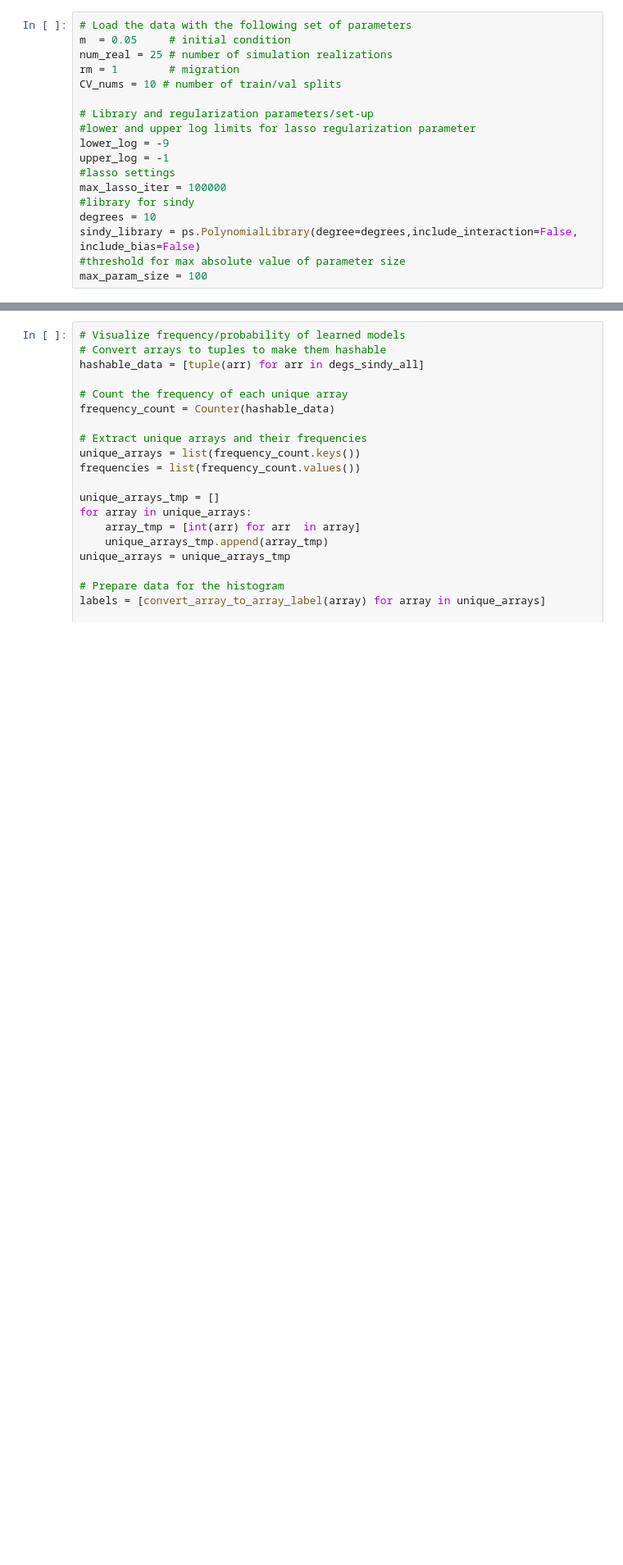
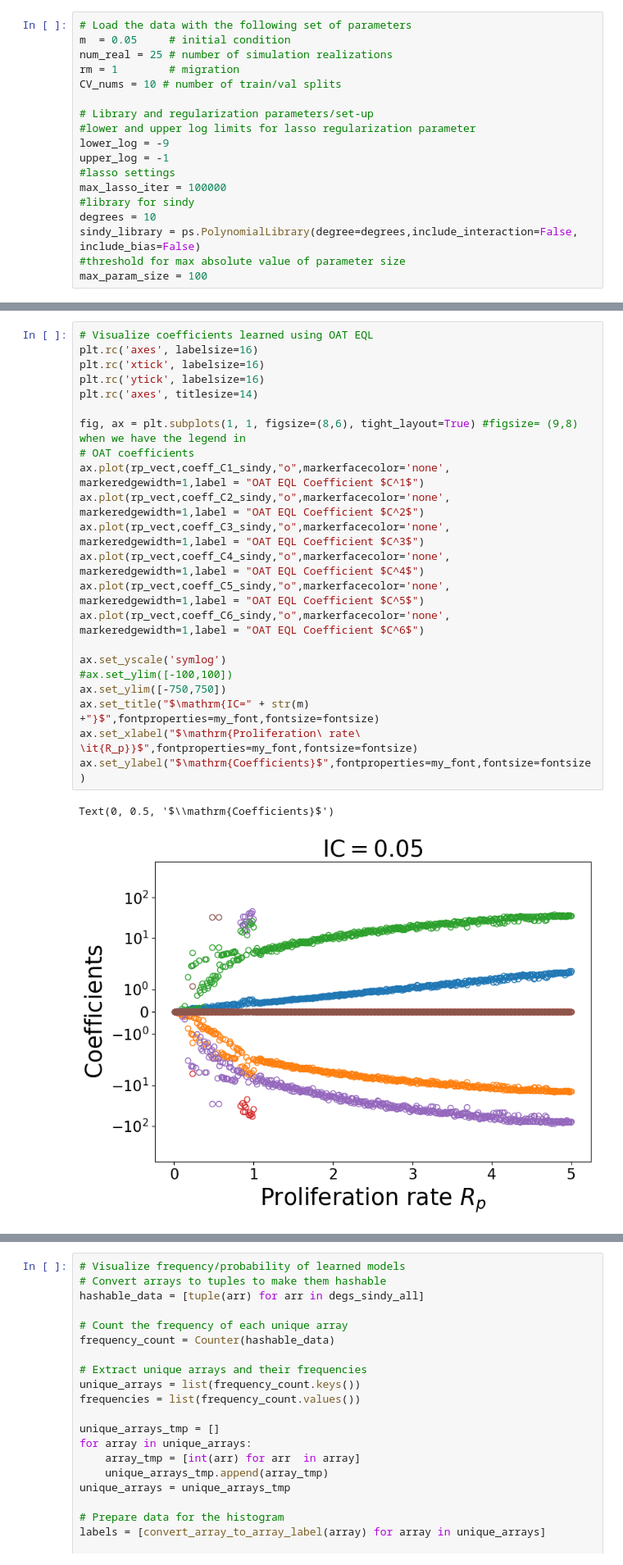
Before and after one commit to johnnardini/ME-EQL, a Jupyter notebook: scripts/OAT-MEEQL/OAT_ME_EQL_learning_ABM.ipynb, the cells around one changed output, grey strips where cells are left out. Shown at 82% size. Drawn from its saved outputs; the diff is of its cells as text; blank space fills up the shorter version.

Commit message:
Updated visualization in notebooks

```diff
--- a/scripts/OAT-MEEQL/OAT_ME_EQL_learning_ABM.ipynb
+++ b/scripts/OAT-MEEQL/OAT_ME_EQL_learning_ABM.ipynb
@@ -568,0 +540,25 @@ Text(0, 0.5, '$\\mathrm{Coefficients}$')
+# %%
+# Visualize coefficients learned using OAT EQL
+plt.rc('axes', labelsize=16)
+plt.rc('xtick', labelsize=16)
+plt.rc('ytick', labelsize=16)
+plt.rc('axes', titlesize=14)
+
+fig, ax = plt.subplots(1, 1, figsize=(8,6), tight_layout=True) #figsize= (9,8) when we have the legend in
+# OAT coefficients
+ax.plot(rp_vect,coeff_C1_sindy,"o",markerfacecolor='none', markeredgewidth=1,label = "OAT EQL Coefficient $C^1$")
+ax.plot(rp_vect,coeff_C2_sindy,"o",markerfacecolor='none', markeredgewidth=1,label = "OAT EQL Coefficient $C^2$")
+ax.plot(rp_vect,coeff_C3_sindy,"o",markerfacecolor='none', markeredgewidth=1,label = "OAT EQL Coefficient $C^3$")
+ax.plot(rp_vect,coeff_C4_sindy,"o",markerfacecolor='none', markeredgewidth=1,label = "OAT EQL Coefficient $C^4$")
+ax.plot(rp_vect,coeff_C5_sindy,"o",markerfacecolor='none', markeredgewidth=1,label = "OAT EQL Coefficient $C^5$")
+ax.plot(rp_vect,coeff_C6_sindy,"o",markerfacecolor='none', markeredgewidth=1,label = "OAT EQL Coefficient $C^6$")
+
+ax.set_yscale('symlog')
+#ax.set_ylim([-100,100])
+ax.set_ylim([-750,750])
+ax.set_title("$\mathrm{IC=" + str(m) +"}$",fontproperties=my_font,fontsize=fontsize)
+ax.set_xlabel("$\mathrm{Proliferation\ rate\ \it{R_p}}$",fontproperties=my_font,fontsize=fontsize)
+ax.set_ylabel("$\mathrm{Coefficients}$",fontproperties=my_font,fontsize=fontsize)
+# %% [output]
+Text(0, 0.5, '$\\mathrm{Coefficients}$')
+[figure, added]
```
Also changed, not shown: parts of 5 cells of this notebook, 1 other file.
